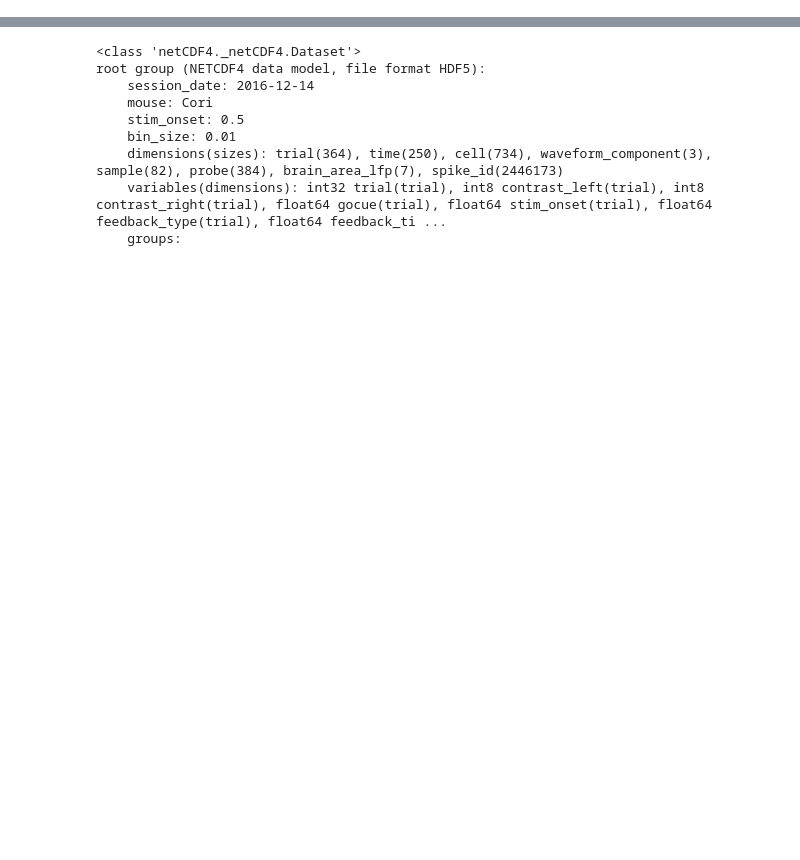
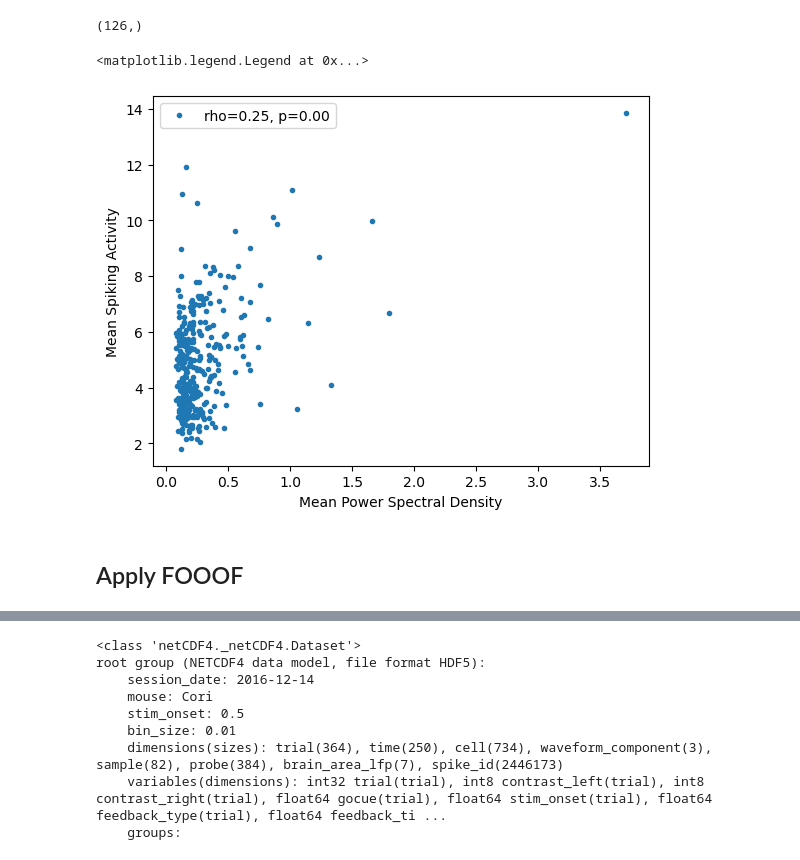
Before and after one commit to moritz-gerster/Hackathon2023, a Jupyter notebook: notebooks/playaround_steinmetz.ipynb, the cells around one changed output, grey strips where cells are left out. Drawn from its saved outputs; the diff is of its cells as text; code cells hidden in the pictures; blank space fills up the shorter version.

```diff
--- a/notebooks/playaround_steinmetz.ipynb
+++ b/notebooks/playaround_steinmetz.ipynb
@@ -11,0 +37,7 @@ data = nc.Dataset(data_path)
+# %%
+brain_area = "MOs"
+brain_area_spike_idx = np.where(data.variables["brain_area"][:] == brain_area)[0]
+brain_area_spike_idx
+area_spiking = data.variables["spike_rate"][brain_area_spike_idx].data
+
+spiking_activity = np.mean(area_spiking, axis=0)
@@ -11,0 +88,4 @@ data = nc.Dataset(data_path)
+# %%
+pwr.shape
+# %% [output]
+(126,)
@@ -11,0 +94,10 @@ data = nc.Dataset(data_path)
+# %%
+plt.plot(mean_psd, mean_spiking_activity, ".", label=f"rho={rho:.2f}, p={pval:.2f}")
+plt.xlabel("Mean Power Spectral Density")
+plt.ylabel("Mean Spiking Activity")
+plt.legend()
+# %% [output]
+<matplotlib.legend.Legend at 0x...>
+[figure, added]
+# %% [markdown]
+## Apply FOOOF
```
Also changed, not shown: parts of 28 cells of this notebook, 1 other file.
